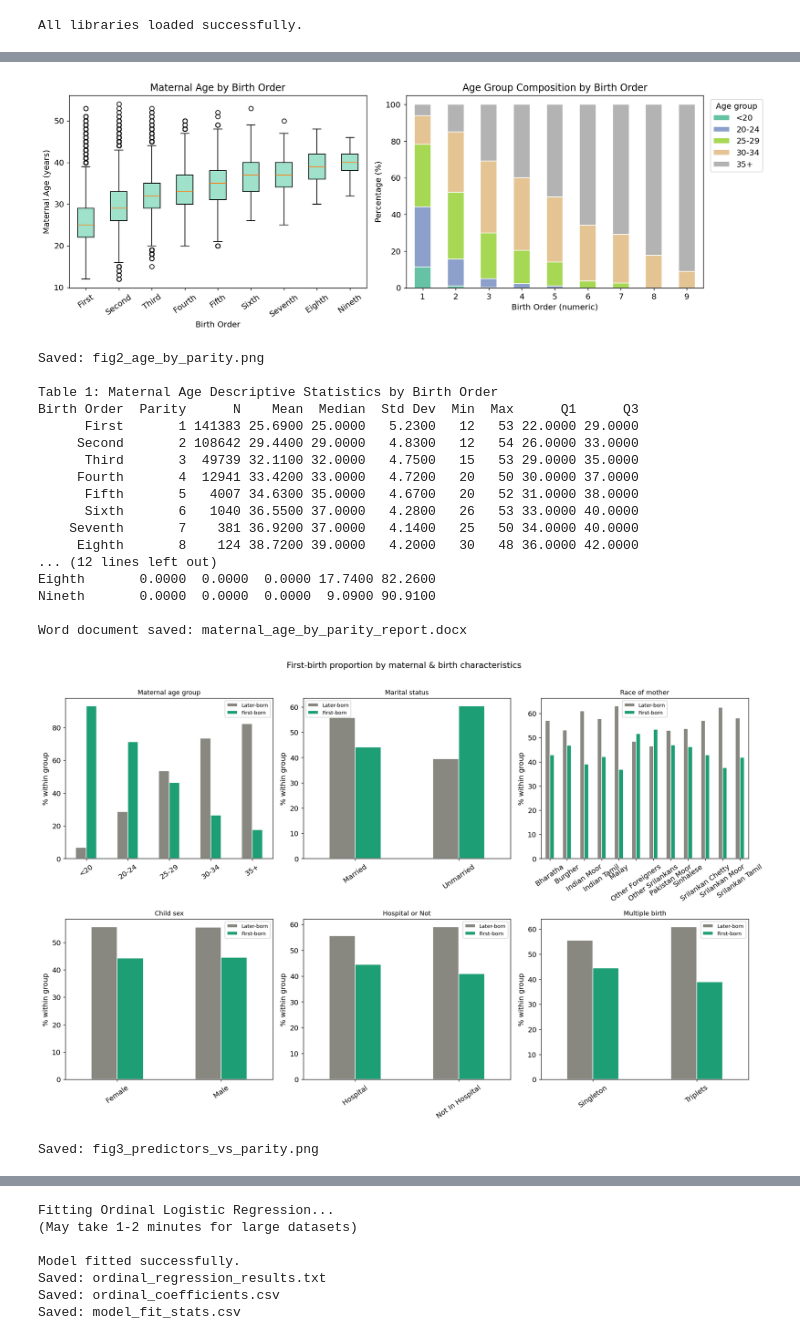
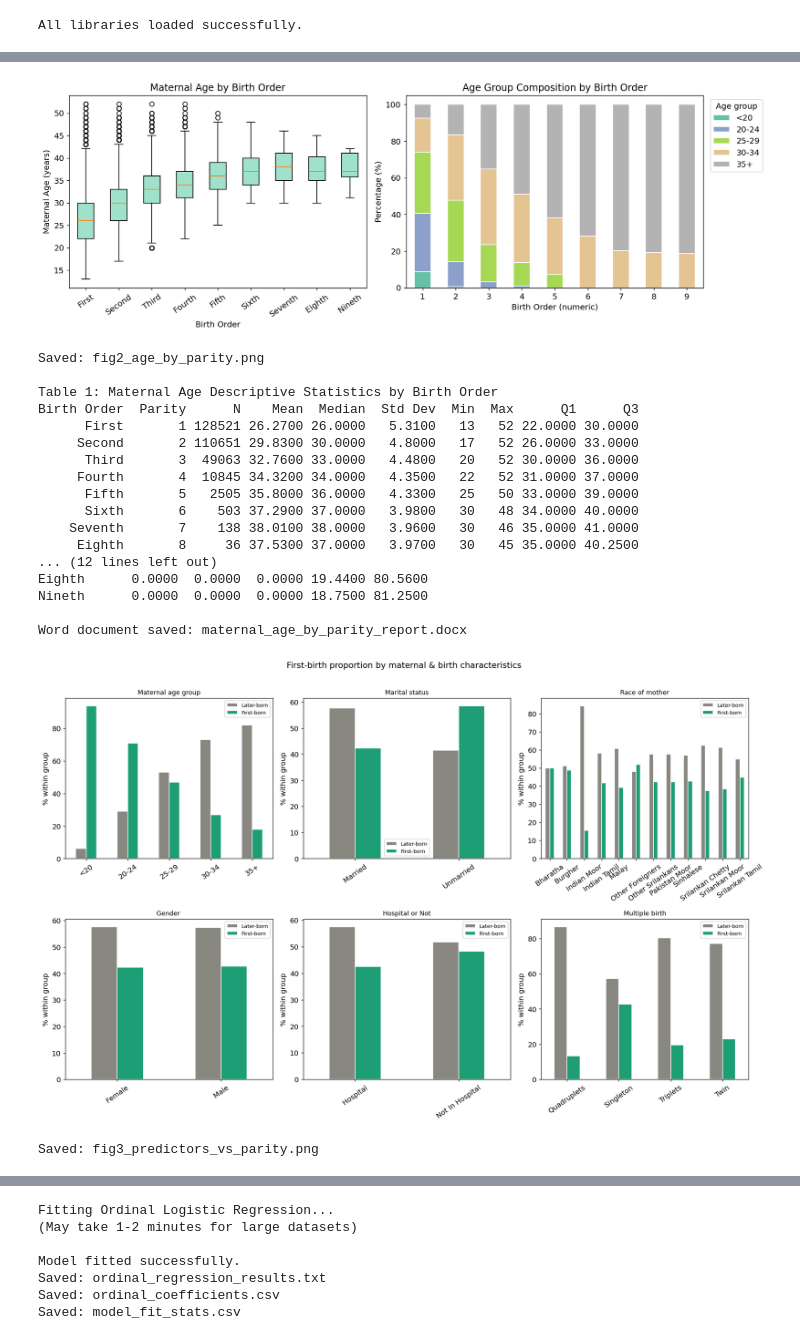
Before and after one commit to Dhanushkaprabhath2001/parity-patterns-sri-lanka, a Jupyter notebook: model_fitting/2010/models(2010).ipynb, the cells around one changed output, grey strips where cells are left out. Saved outputs shown, nothing was run; the diff lists cells and outputs as text; code cells hidden in the pictures.

```diff
--- a/model_fitting/2010/models(2010).ipynb
+++ b/model_fitting/2010/models(2010).ipynb
@@ -77,7 +77,7 @@ from pathlib import Path
 DATA_PATH = Path("../../data/no_missing")
 # %%
 # Load data
-df_raw = pd.read_excel(DATA_PATH / "complete_birth_2010.xlsx")
+df_raw = pd.read_excel(DATA_PATH / "complete_birth_2015.xlsx")
 # %%
 # 1.2  Load the file
 
@@ -269,6 +266,6 @@ print(df.columns.tolist())
 # %%
 # 2.8  Standardize categorical columns (strip spaces, consistent case)
-CAT_COLS = ['child_sex', 'Hospital or Not', 'multiple_birth',
+CAT_COLS = ['Gender ', 'Hospital or Not', 'multiple_birth',
             'marital_status', 'race_mother', 'race_father']
 
 for col in CAT_COLS:
@@ -300,7 +297,7 @@ Length: 12, dtype: str
 # 2.9  Remove implausible ages and drop rows missing key variables
 KEY_VARS = [
     'parity', 'parity_binary', 'maternal_age', 'age_group',
-    'child_sex', 'Hospital or Not', 'multiple_birth',
+    'Gender ', 'Hospital or Not', 'multiple_birth',
     'Birth_Weight(grams)', 'marital_status', 'race_mother'
 ]
 
@@ -642,57 +639,57 @@ doc_path = 'maternal_age_by_parity_report.docx'
 doc.save(doc_path)
 print(f'\nWord document saved: {doc_path}')
 # %% [output]
-[figure, old version]
+[figure, new version]
 Saved: fig2_age_by_parity.png
 
 Table 1: Maternal Age Descriptive Statistics by Birth Order
 Birth Order  Parity      N    Mean  Median  Std Dev  Min  Max      Q1      Q3
-      First       1 141383 25.6900 25.0000   5.2300   12   53 22.0000 29.0000
-     Second       2 108642 29.4400 29.0000   4.8300   12   54 26.0000 33.0000
-      Third       3  49739 32.1100 32.0000   4.7500   15   53 29.0000 35.0000
-     Fourth       4  12941 33.4200 33.0000   4.7200   20   50 30.0000 37.0000
-      Fifth       5   4007 34.6300 35.0000   4.6700   20   52 31.0000 38.0000
-      Sixth       6   1040 36.5500 37.0000   4.2800   26   53 33.0000 40.0000
-    Seventh       7    381 36.9200 37.0000   4.1400   25   50 34.0000 40.0000
-     Eighth       8    124 38.7200 39.0000   4.2000   30   48 36.0000 42.0000
+      First       1 128521 26.2700 26.0000   5.3100   13   52 22.0000 30.0000
+     Second       2 110651 29.8300 30.0000   4.8000   17   52 26.0000 33.0000
+      Third       3  49063 32.7600 33.0000   4.4800   20   52 30.0000 36.0000
+     Fourth       4  10845 34.3200 34.0000   4.3500   22   52 31.0000 37.0000
+      Fifth       5   2505 35.8000 36.0000   4.3300   25   50 33.0000 39.0000
+      Sixth       6    503 37.2900 37.0000   3.9800   30   48 34.0000 40.0000
+    Seventh       7    138 38.0100 38.0000   3.9600   30   46 35.0000 41.0000
+     Eighth       8     36 37.5300 37.0000   3.9700   30   45 35.0000 40.2500
 ... (12 lines left out)
-Eighth       0.0000  0.0000  0.0000 17.7400 82.2600
-Nineth       0.0000  0.0000  0.0000  9.0900 90.9100
+Eighth      0.0000  0.0000  0.0000 19.4400 80.5600
+Nineth      0.0000  0.0000  0.0000 18.7500 81.2500
 
 Word document saved: maternal_age_by_parity_report.docx
 # %%
 # 3.3 Categorical predictors vs first-birth (parity_binary)
 PLOT_VARS = [
     ('age_group',        'Maternal age group'),
     ('marital_status',   'Marital status'),
     ('race_mother',      'Race of mother'),
-    ('child_sex',        'Child sex'),
+    ('Gender ',        'Gender '),
     ('Hospital or Not',  'Hospital or Not'),  # Fixed: use exact column name
     ('multiple_birth',   'Multiple birth'),
 ]
 
 fig, axes = plt.subplots(2, 3, figsize=(16, 10))
 axes = axes.flatten()
 
 for ax, (var, label) in zip(axes, PLOT_VARS):
     ct = pd.crosstab(df[var], df['parity_binary'], normalize='index') * 100
     ct.columns = ['Later-born', 'First-born']
     ct.plot(kind='bar', ax=ax,
             color=['#888780', '#1D9E75'], edgecolor='white')
     ax.set_title(label, fontsize=10)
     ax.set_xlabel('')
     ax.set_ylabel('% within group')
     ax.tick_params(axis='x', rotation=35)
     ax.legend(fontsize=8)
 
 plt.suptitle('First-birth proportion by maternal & birth characteristics',
              fontsize=13, y=1.01)
 plt.tight_layout()
 plt.savefig('fig3_predictors_vs_parity.png', dpi=150, bbox_inches='tight')
 plt.show()
 print('Saved: fig3_predictors_vs_parity.png')
 # %% [output]
-[figure, old version]
+[figure, new version]
 Saved: fig3_predictors_vs_parity.png
 # %%
 # Export each table to separate CSV files
```
Also changed, not shown: parts of 38 cells of this notebook, 54 other files.
